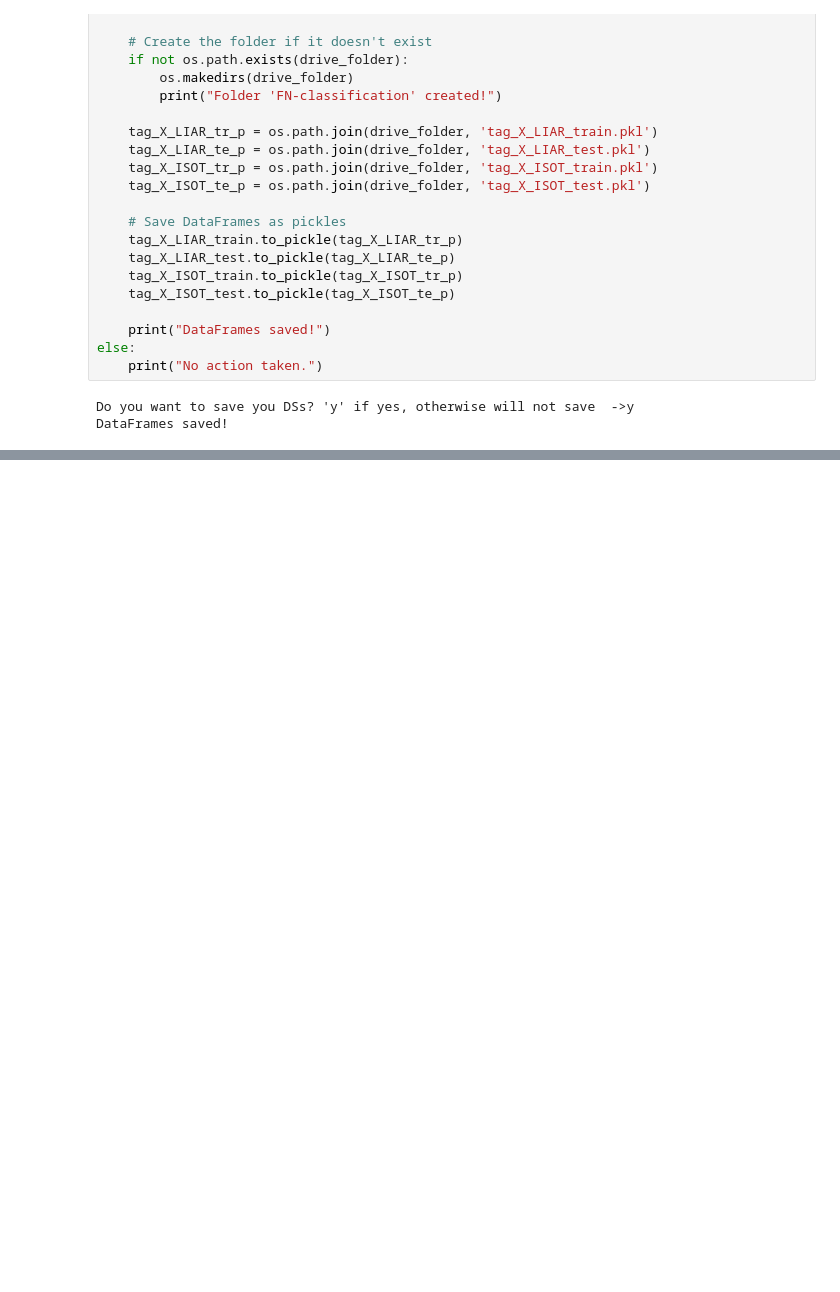
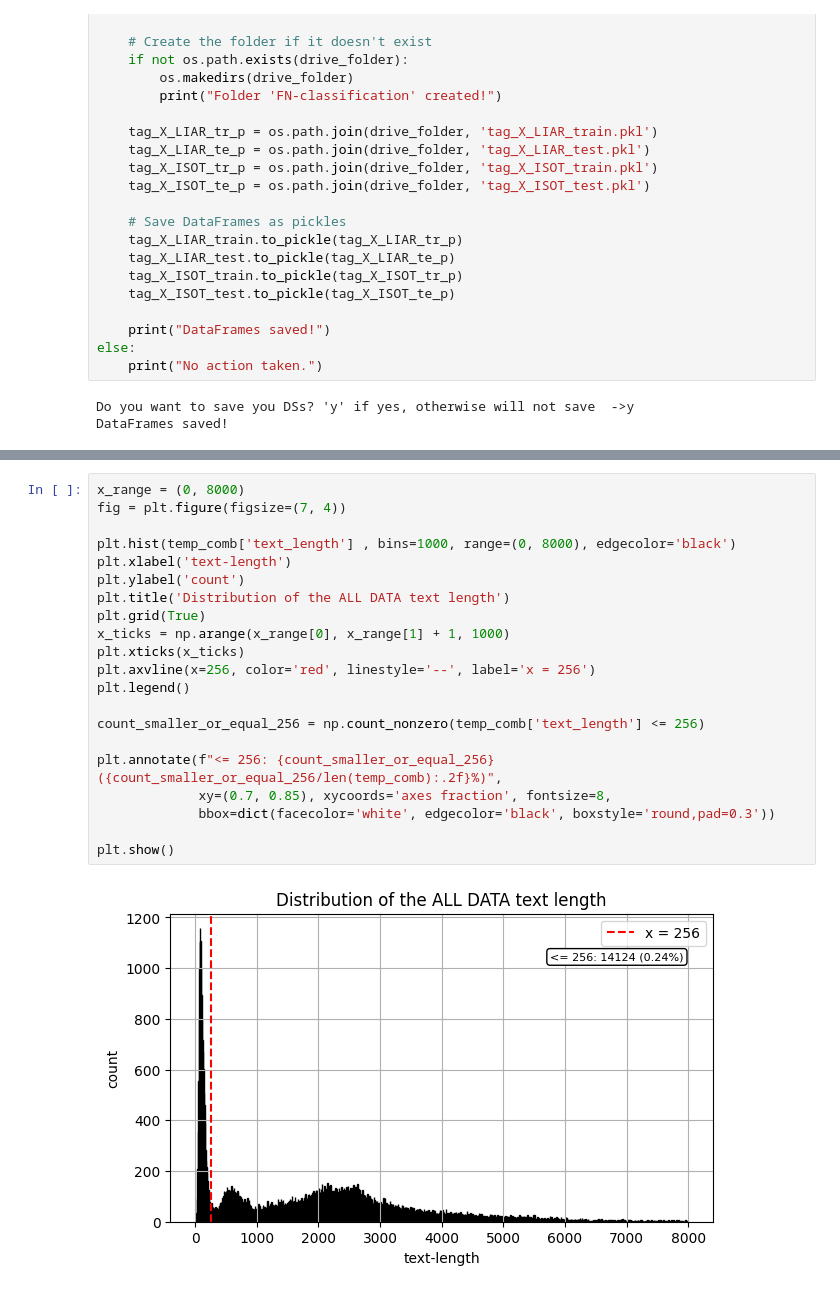
Before and after one commit to BabeRush/NLP_final_project, a Jupyter notebook: datasets_exploration.ipynb, the cells around one changed output, grey strips where cells are left out. Drawn from its saved outputs; the diff is of its cells as text; blank space fills up the shorter version.

```diff
--- a/datasets_exploration.ipynb
+++ b/datasets_exploration.ipynb
@@ -665,0 +762,23 @@ DataFrames saved!
+# %%
+x_range = (0, 8000)
+fig = plt.figure(figsize=(7, 4))
+
+plt.hist(temp_comb['text_length'] , bins=1000, range=(0, 8000), edgecolor='black')
+plt.xlabel('text-length')
+plt.ylabel('count')
+plt.title('Distribution of the ALL DATA text length')
+plt.grid(True)
+x_ticks = np.arange(x_range[0], x_range[1] + 1, 1000)
+plt.xticks(x_ticks)
+plt.axvline(x=256, color='red', linestyle='--', label='x = 256')
+plt.legend()
+
+count_smaller_or_equal_256 = np.count_nonzero(temp_comb['text_length'] <= 256)
+
+plt.annotate(f"<= 256: {count_smaller_or_equal_256} ({count_smaller_or_equal_256/len(temp_comb):.2f}%)",
+             xy=(0.7, 0.85), xycoords='axes fraction', fontsize=8,
+             bbox=dict(facecolor='white', edgecolor='black', boxstyle='round,pad=0.3'))
+
+plt.show()
+# %% [output]
+[figure, added]
```
Also changed, not shown: parts of 7 cells of this notebook.
